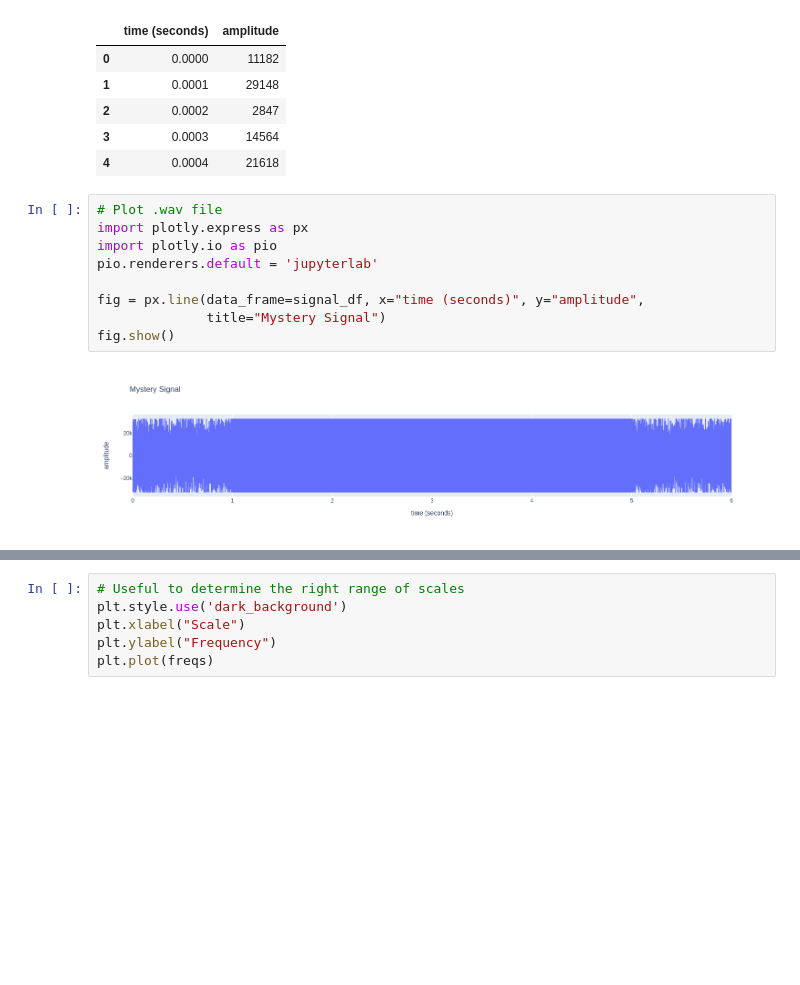
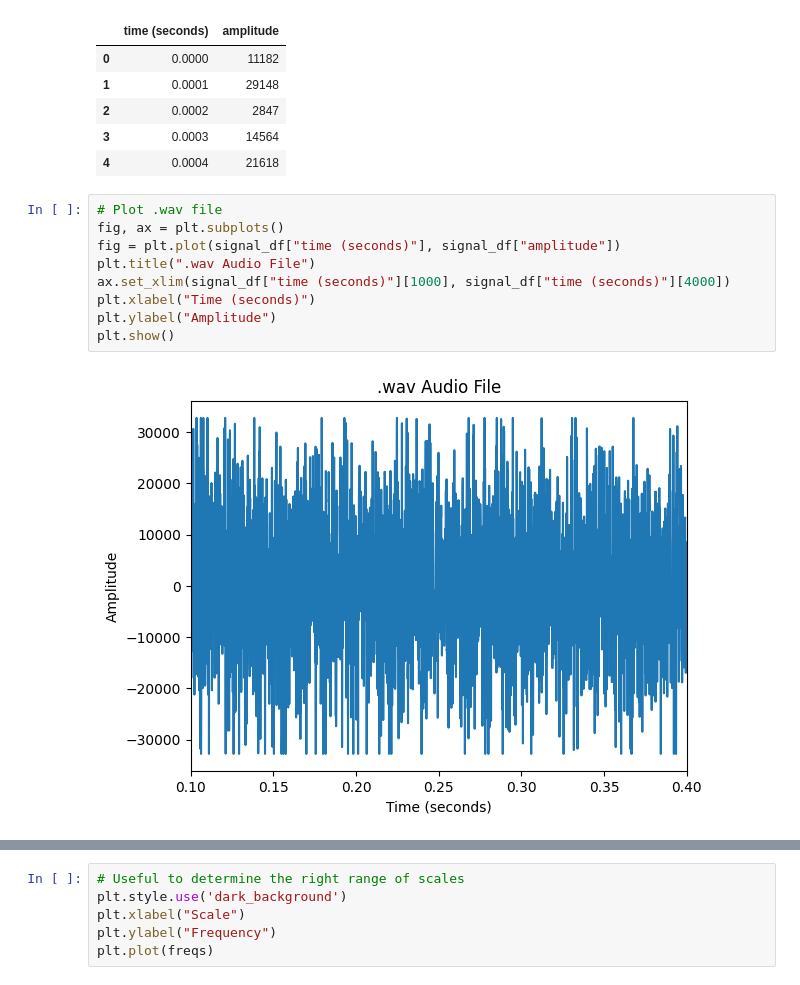
Before and after one commit to cyschneck/wavelet-tutorial, a Jupyter notebook: wavelet_spy.ipynb, the cells around one changed output, grey strips where cells are left out. Drawn from its saved outputs; the diff is of its cells as text; blank space fills up the shorter version.

Commit message:
remove plotly

```diff
--- a/wavelet_spy.ipynb
+++ b/wavelet_spy.ipynb
@@ -76,13 +81,13 @@ signal_df.head()
 | 4 | 0.0004 | 21618 |
 # %%
 # Plot .wav file
-import plotly.express as px
-import plotly.io as pio
-pio.renderers.default = 'jupyterlab'
-
-fig = px.line(data_frame=signal_df, x="time (seconds)", y="amplitude",
-              title="Mystery Signal")
-fig.show()
+fig, ax = plt.subplots()
+fig = plt.plot(signal_df["time (seconds)"], signal_df["amplitude"])
+plt.title(".wav Audio File")
+ax.set_xlim(signal_df["time (seconds)"][1000], signal_df["time (seconds)"][4000])
+plt.xlabel("Time (seconds)")
+plt.ylabel("Amplitude")
+plt.show()
 # %% [output]
-[figure, old version]
+[figure, new version]
 # %%
```
Also changed, not shown: parts of 4 cells of this notebook, 1 other file.
